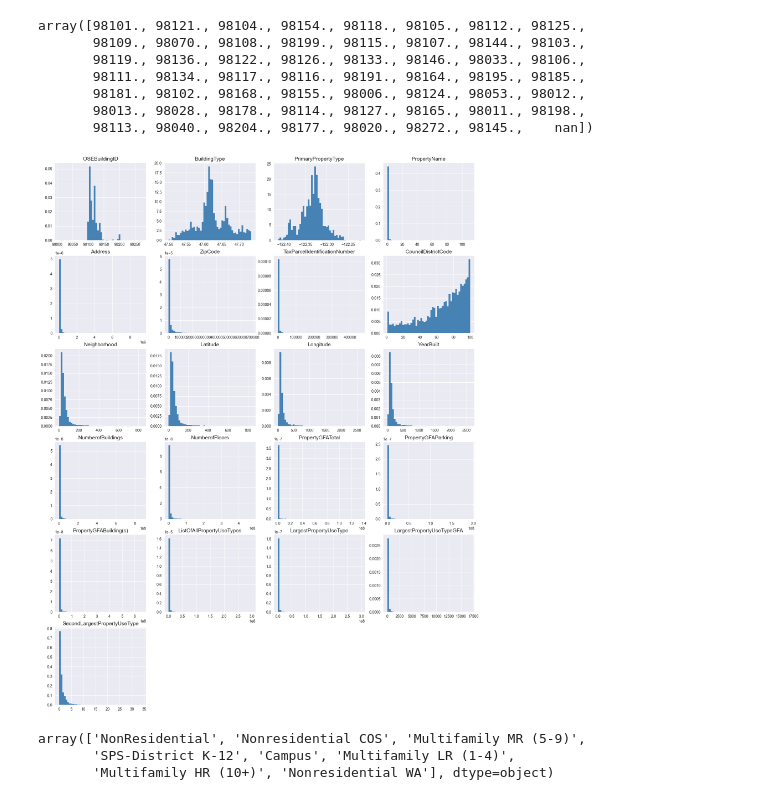
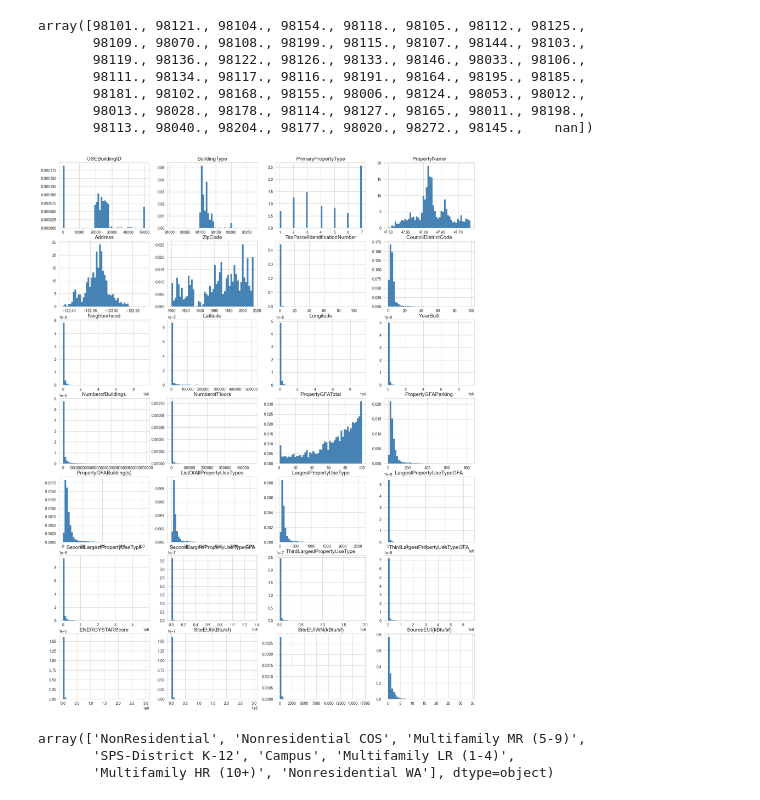
Before and after one commit to Florian-BOUDON/Projet-4, a Jupyter notebook: notebooks/Notebook_P4.ipynb, the cells around one changed output. Drawn from its saved outputs; the diff is of its cells as text; code cells hidden in the pictures.

```diff
--- a/notebooks/Notebook_P4.ipynb
+++ b/notebooks/Notebook_P4.ipynb
@@ -140,3 +140,5 @@ msno.matrix(df,color=(0.4,0,1))
 # %% [output]
 <AxesSubplot: >
 [figure]
+# %%
+df=df.dropna(axis=0,subset="NumberofBuildings")
@@ -217,5 +276,5 @@ df[df.duplicated()]
 0 rows × 40 columns
 # %%
 # Création d'un df constitué uniquement des "float"
-df_float = df.select_dtypes(include=('float' or 'int'))
+df_float = df.select_dtypes(include=['float64','int64'])
 # %%
@@ -249,14 +340,14 @@ df=df.astype({"ZipCode":str,"CouncilDistrictCode":str})
 # %%
 # Histogramme des variables numériques
 
 X = df_float.values
 fig = plt.figure(figsize=(20, 26))
 for feat_idx in range(X.shape[1]):
-    ax = fig.add_subplot(6,4, (feat_idx+1))
+    ax = fig.add_subplot(7,4, (feat_idx+1))
     h = ax.hist(X[:, feat_idx], bins=50, color='steelblue', density=True, edgecolor='none')
     ax.set_title(df.columns[feat_idx], fontsize=14)
 # %% [output]
-[figure, old version]
+[figure, new version]
 # %%
 df.BuildingType.unique()
 # %% [output]
```
Also changed, not shown: parts of 40 cells of this notebook, 1 other file.
